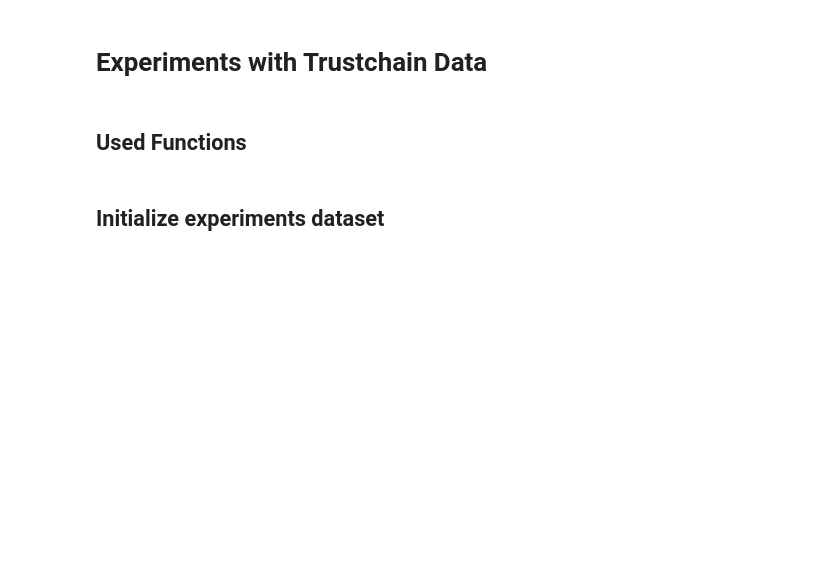
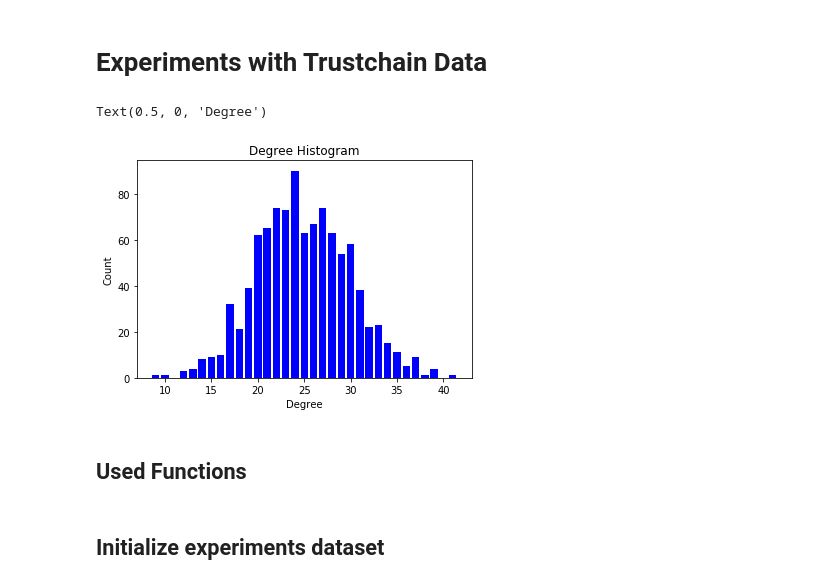
Before and after one commit to grimadas/accountability_experiments, a Jupyter notebook: NoodlesExperiments.ipynb, the cells around one changed output. Drawn from its saved outputs; the diff is of its cells as text; code cells hidden in the pictures; blank space fills up the shorter version.

```diff
--- a/NoodlesExperiments.ipynb
+++ b/NoodlesExperiments.ipynb
@@ -12,6 +12,33 @@ import ast
 import pandas as pd
 import io
 from random import random
+# %%
+# Real Network
+# Initial graph
+first = True
+G = nx.Graph()
+with open('GraphDynamics/peer_connections.log_1000_vw0.txt') as graph_file:
+    for line in graph_file.readlines():
+        if first:
+            first=False
+            continue
+        p1, p2 = line.split(',')
+        G.add_edge(p1.rstrip(), p2.rstrip())
+
+degree_sequence = sorted([d for n, d in G.degree()], reverse=True)  # degree sequence
+# print "Degree sequence", degree_sequence
+degreeCount = collections.Counter(degree_sequence)
+deg, cnt = zip(*degreeCount.items())
+
+fig, ax = plt.subplots()
+plt.bar(deg, cnt, width=0.80, color='b')
+
+plt.title("Degree Histogram")
+plt.ylabel("Count")
+plt.xlabel("Degree")
+# %% [output]
+Text(0.5, 0, 'Degree')
+[figure, added]
 # %% [markdown]
 ## Used Functions
 # %%
```
Also changed, not shown: parts of 26 cells of this notebook.
